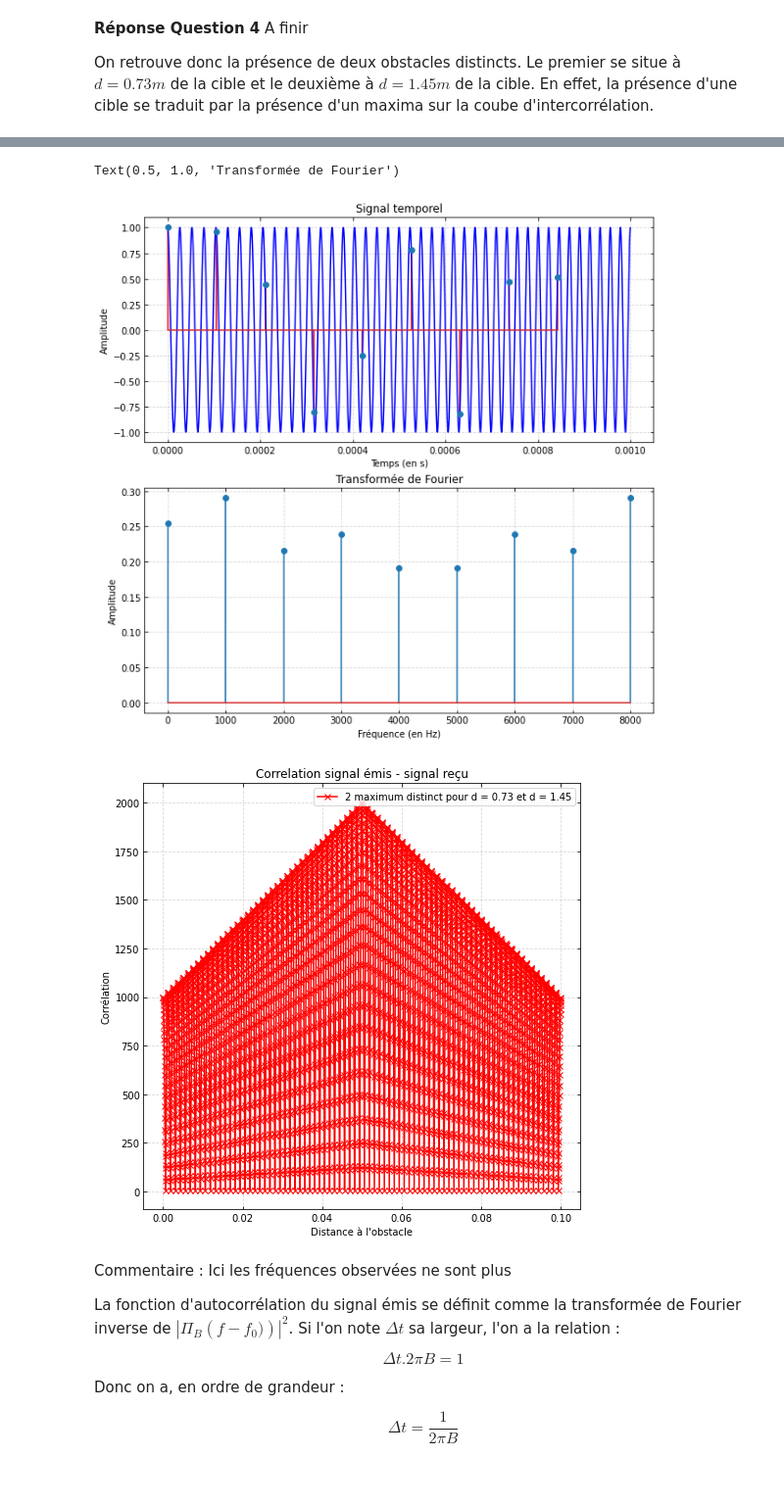
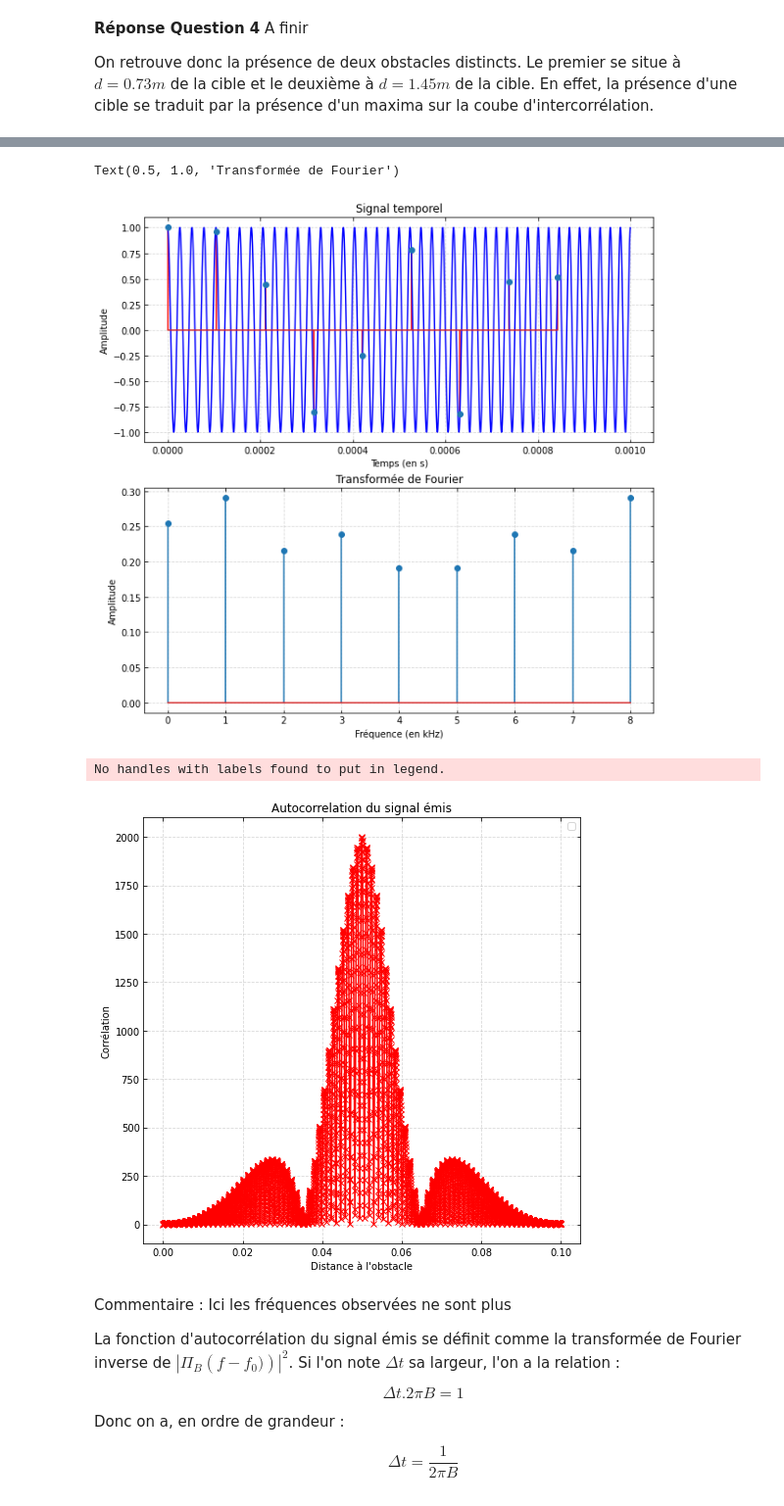
Before and after one commit to 21courgnea/Projet_TDS, a Jupyter notebook: mini-projet-radar/mini_projet_radar.ipynb, the cells around one changed output, grey strips where cells are left out. Shown at 98% size. Cells and saved outputs as stored; diff of their text form; code cells hidden in the pictures.

```diff
--- a/mini-projet-radar/mini_projet_radar.ipynb
+++ b/mini-projet-radar/mini_projet_radar.ipynb
@@ -464,30 +464,32 @@ plt.title('Signal temporel')
 plt.subplot(212)
 tfd = np.fft.fft(xs)
 f = np.arange(0,Ns)*1.0/T
-plt.stem(f,np.absolute(tfd)/Ns)
-plt.xlabel('Fréquence (en Hz)')
+plt.stem(f/1e3,np.absolute(tfd)/Ns)
+plt.xlabel('Fréquence (en kHz)')
 plt.ylabel('Amplitude')
 plt.tick_params(top=True,right=True,direction='in')
 plt.grid(linestyle='--',alpha=0.5)
 plt.title('Transformée de Fourier')
 # %% [output]
 Text(0.5, 1.0, 'Transformée de Fourier')
-[figure, old version]
+[figure, new version]
 # %%
 #AUTOCORRELATION DU SIGNAL EMIS
 cor_fft_2 = scipy.signal.correlate(x0, x0, mode = 'same', method = 'fft')
 # %%
 plt.figure(figsize=(8,8))
-plt.plot(np.arange(0, len(x0))*(1/f0), np.absolute(cor_fft_2), 'rx-', label = "2 maximum distinct pour d = "+str(np.round(d[0,np.argmax(cor_fft)], 2))+" et d = "+str(np.round(d[0,np.argmax(cor_fft[np.argmax(cor_fft)+30:])+np.argmax(cor_fft)+30], 2)))
+# plt.plot(np.arange(0, len(x0))*(1/f0), np.absolute(cor_fft_2), 'rx-', label = "2 maximum distinct pour d = "+str(np.round(d[0,np.argmax(cor_fft_2)], 2))+" et d = "+str(np.round(d[0,np.argmax(cor_fft_2[np.argmax(cor_fft_2)+30:])+np.argmax(cor_fft_2)+30], 2)))
+plt.plot(np.arange(0, len(x0))*(1/f0), np.absolute(cor_fft_2), 'rx-',)
 plt.xlabel("Distance à l'obstacle")
 plt.ylabel("Corrélation")
 plt.tick_params(top=True,right=True,direction='in')
 plt.grid(linestyle='--',alpha=0.5)
-plt.title('Correlation signal émis - signal reçu')
+plt.title('Autocorrelation du signal émis')
 plt.legend()
 plt.show()
 # %% [output]
+No handles with labels found to put in legend.
-[figure, old version]
+[figure, new version]
 # %% [markdown]
 Commentaire : Ici les fréquences observées ne sont plus
 
```
Also changed, not shown: parts of 1 cell of this notebook.
